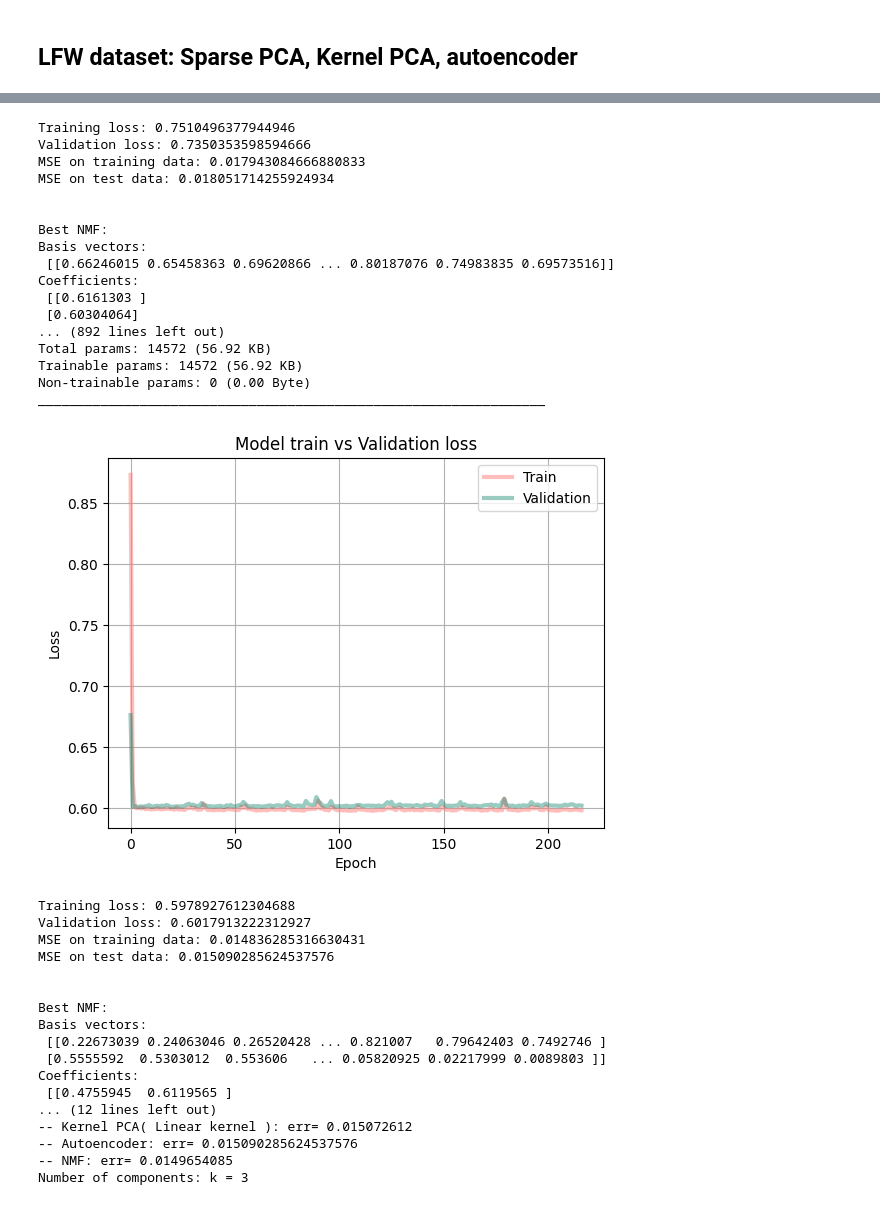
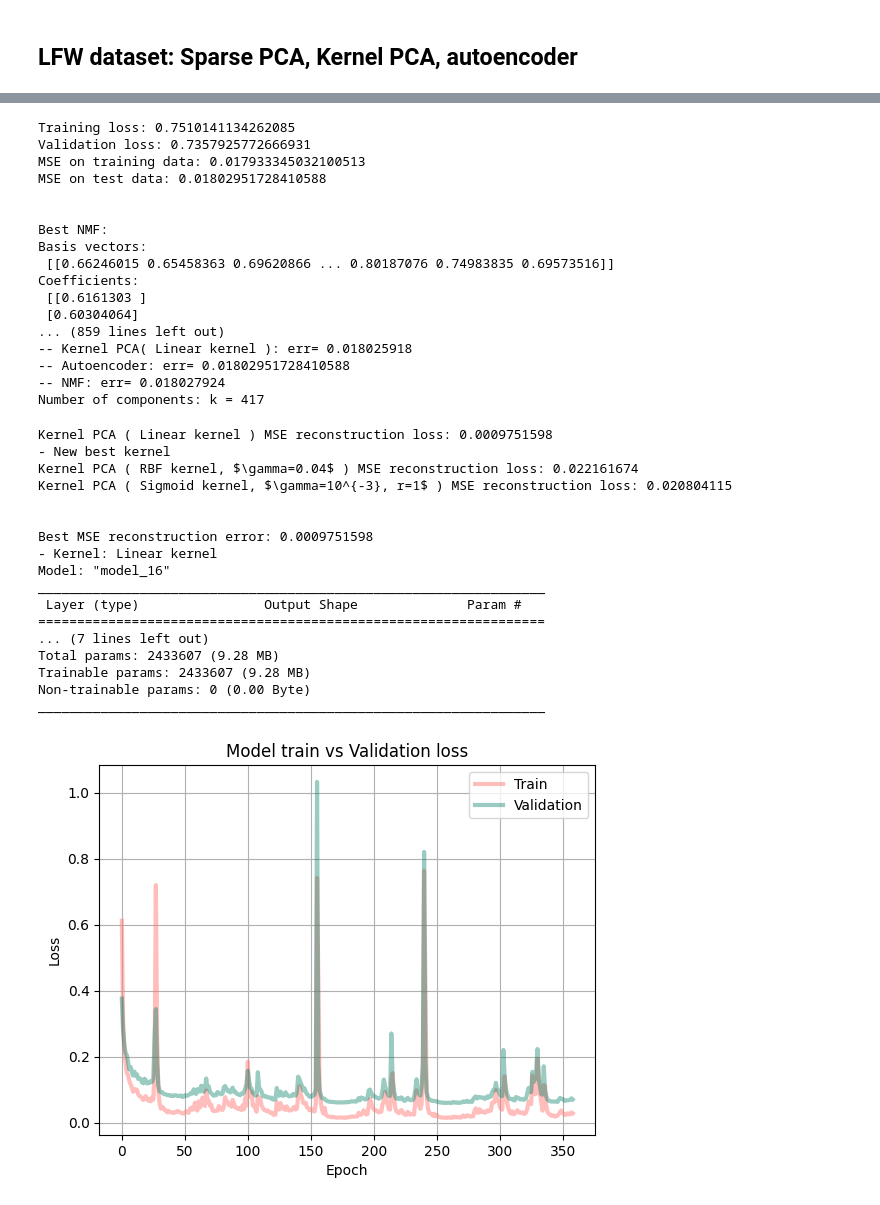
Before and after one commit to abf149/180651final, a Jupyter notebook: unified_comparison_notebook.ipynb, the cells around one changed output, grey strips where cells are left out. Saved outputs shown, nothing was run; the diff lists cells and outputs as text; code cells hidden in the pictures.

Commit message:
unified notebook with spca skipping

```diff
--- a/unified_comparison_notebook.ipynb
+++ b/unified_comparison_notebook.ipynb
@@ -30,7 +30,7 @@ import matplotlib.pyplot as plt
 # %% [markdown]
 ## Test sweep code
 # %%
-def run_test_sweep(num_dataset_dims, X_train, X_test, is_faces, dataset_name, fn_prefix="results_", h=None, w=None):
+def run_test_sweep(num_dataset_dims, X_train, X_test, is_faces, dataset_name, fn_prefix="results_", h=None, w=None, skip_spca_for_faces=False):
 
     # h and w must be specified if this is a faces dataset
     assert(not (is_faces and (h is None or w is None)))
@@ -47,8 +47,8 @@ def run_test_sweep(num_dataset_dims, X_train, X_test, is_faces, dataset_name, fn
     if num_dataset_dims<10:
         k_vals=range(1,num_dataset_dims+1)
     else:
-        k_vals=[1,2,3,4,5,6,7,8]
-        #k_vals=np.linspace(start=1, stop=num_dataset_dims, num=8)
+        #k_vals=[1,2,3,4,5,6,7,8]
+        k_vals=np.linspace(start=1, stop=num_dataset_dims, num=8)
 
     for k_prim in k_vals:
         k=int(k_prim)
@@ -58,7 +58,11 @@ def run_test_sweep(num_dataset_dims, X_train, X_test, is_faces, dataset_name, fn
         best_spca_alpha=[]
         best_spca_alpha_err=[]
         if is_faces:
-            best_spca_alpha, best_spca_alpha_err, _ = spca_exp_faces(X_train,X_test,k,h,w)
+            if skip_spca_for_faces:
+                best_spca_alpha=None
+                best_spca_alpha_err=0.0
+            else:
+                best_spca_alpha, best_spca_alpha_err, _ = spca_exp_faces(X_train,X_test,k,h,w)
         else:
             best_spca_alpha, best_spca_alpha_err = spca_exp(X_train,X_test,k)
         k_iters.append(k)
@@ -470,7 +474,7 @@ n_classes = target_names.shape[0]
 X_train, X_test, y_train, y_test = train_test_split(X, y, stratify=y, random_state=0)
 #k=2 # no. of components
 # %%
-# Run LFW test sweep
-res=run_test_sweep(num_dataset_dims, X_train, X_test, is_faces=True, dataset_name=dataset_name, h=h, w=w)
+# Run LFW test sweep, TODO: DON'T SKIP SPCA!
+res=run_test_sweep(num_dataset_dims, X_train, X_test, is_faces=True, dataset_name=dataset_name, h=h, w=w, skip_spca_for_faces=True)
 # %% [output]
 Number of components: k = 1
@@ -494,35 +498,35 @@ _________________________________________________________________
-Training loss: 0.7510496377944946
-Validation loss: 0.7350353598594666
-MSE on training data: 0.017943084666880833
-MSE on test data: 0.018051714255924934
+Training loss: 0.7510141134262085
+Validation loss: 0.7357925772666931
+MSE on training data: 0.017933345032100513
+MSE on test data: 0.01802951728410588
 
 
 Best NMF:
 Basis vectors:
  [[0.66246015 0.65458363 0.69620866 ... 0.80187076 0.74983835 0.69573516]]
 Coefficients:
  [[0.6161303 ]
  [0.60304064]
-... (892 lines left out)
-Total params: 14572 (56.92 KB)
-Trainable params: 14572 (56.92 KB)
-Non-trainable params: 0 (0.00 Byte)
-_________________________________________________________________
+... (859 lines left out)
+-- Kernel PCA( Linear kernel ): err= 0.018025918
+-- Autoencoder: err= 0.01802951728410588
+-- NMF: err= 0.018027924
+Number of components: k = 417
+Kernel PCA ( Linear kernel ) MSE reconstruction loss: 0.0009751598
+- New best kernel
+Kernel PCA ( RBF kernel, $\gamma=0.04$ ) MSE reconstruction loss: 0.022161674
+Kernel PCA ( Sigmoid kernel, $\gamma=10^{-3}, r=1$ ) MSE reconstruction loss: 0.020804115
+
+
+Best MSE reconstruction error: 0.0009751598
+- Kernel: Linear kernel
+Model: "model_16"
+_________________________________________________________________
+ Layer (type)                Output Shape              Param #
+=================================================================
+... (7 lines left out)
+Total params: 2433607 (9.28 MB)
+Trainable params: 2433607 (9.28 MB)
+Non-trainable params: 0 (0.00 Byte)
+_________________________________________________________________
-[figure, old version]
+[figure, new version]
-Training loss: 0.5978927612304688
-Validation loss: 0.6017913222312927
-MSE on training data: 0.014836285316630431
-MSE on test data: 0.015090285624537576
-
-
-Best NMF:
-Basis vectors:
- [[0.22673039 0.24063046 0.26520428 ... 0.821007   0.79642403 0.7492746 ]
- [0.5555592  0.5303012  0.553606   ... 0.05820925 0.02217999 0.0089803 ]]
-Coefficients:
- [[0.4755945  0.6119565 ]
-... (12 lines left out)
--- Kernel PCA( Linear kernel ): err= 0.015072612
--- Autoencoder: err= 0.015090285624537576
--- NMF: err= 0.0149654085
-Number of components: k = 3
```
Also changed, not shown: parts of 1 cell of this notebook.
